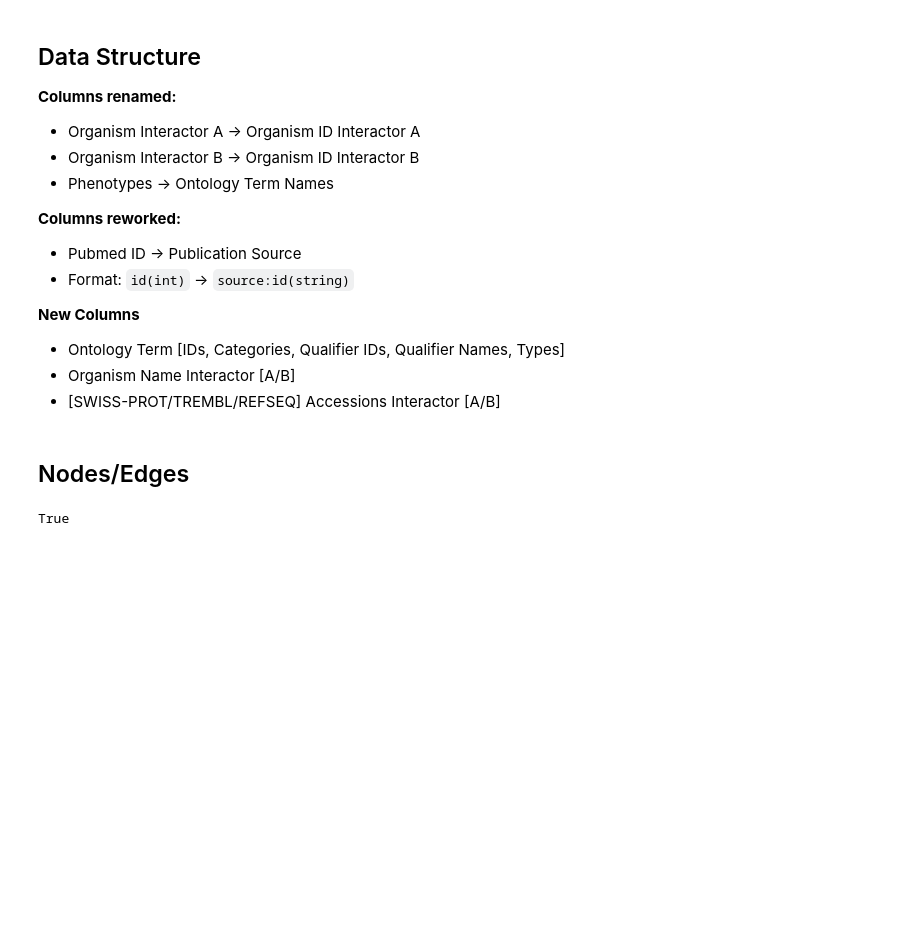
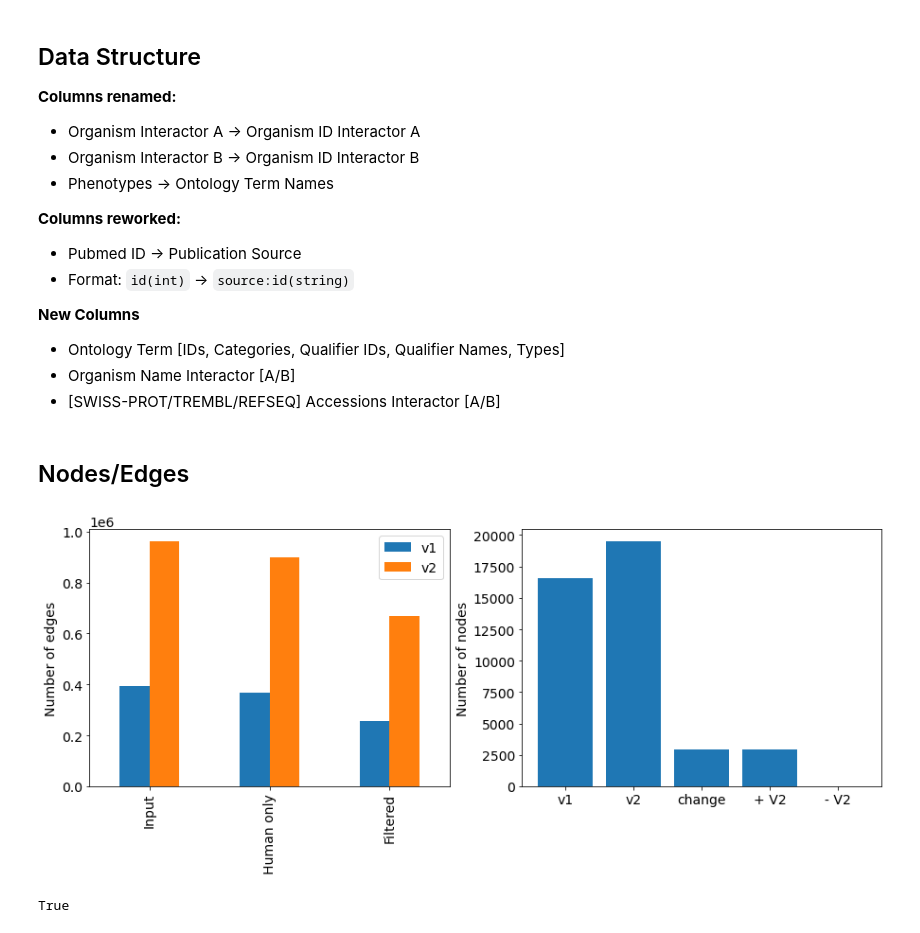
Before and after one commit to sarah-n-wright/Network_Evaluation_Tools, a Jupyter notebook: Network Processing Notebooks/BioGRID Processing.ipynb, the cells around one changed output. Cells and saved outputs as stored; diff of their text form; code cells hidden in the pictures; blank space fills up the shorter version.

Commit message:
Updated variables, symbol conversion and plotting

```diff
--- a/Network Processing Notebooks/BioGRID Processing.ipynb
+++ b/Network Processing Notebooks/BioGRID Processing.ipynb
@@ -265,6 +265,10 @@ Edge list saved: 0.44 seconds
 * [SWISS-PROT/TREMBL/REFSEQ] Accessions Interactor [A/B]
 # %% [markdown]
 ## Nodes/Edges
+# %%
+dit.plot_changes_to_dataset(input_raw, input_raw_v2, edgelist_filt, edgelist_filt_v2)dit.plot_changes()
+# %% [output]
+[figure, added]
 # %%
 
 stats = pd.DataFrame({"v1":[len(input_raw), len(input_human), len(edgelist_filt), 99.5, 94.8, 98.8],
```
Also changed, not shown: 1 other file.
